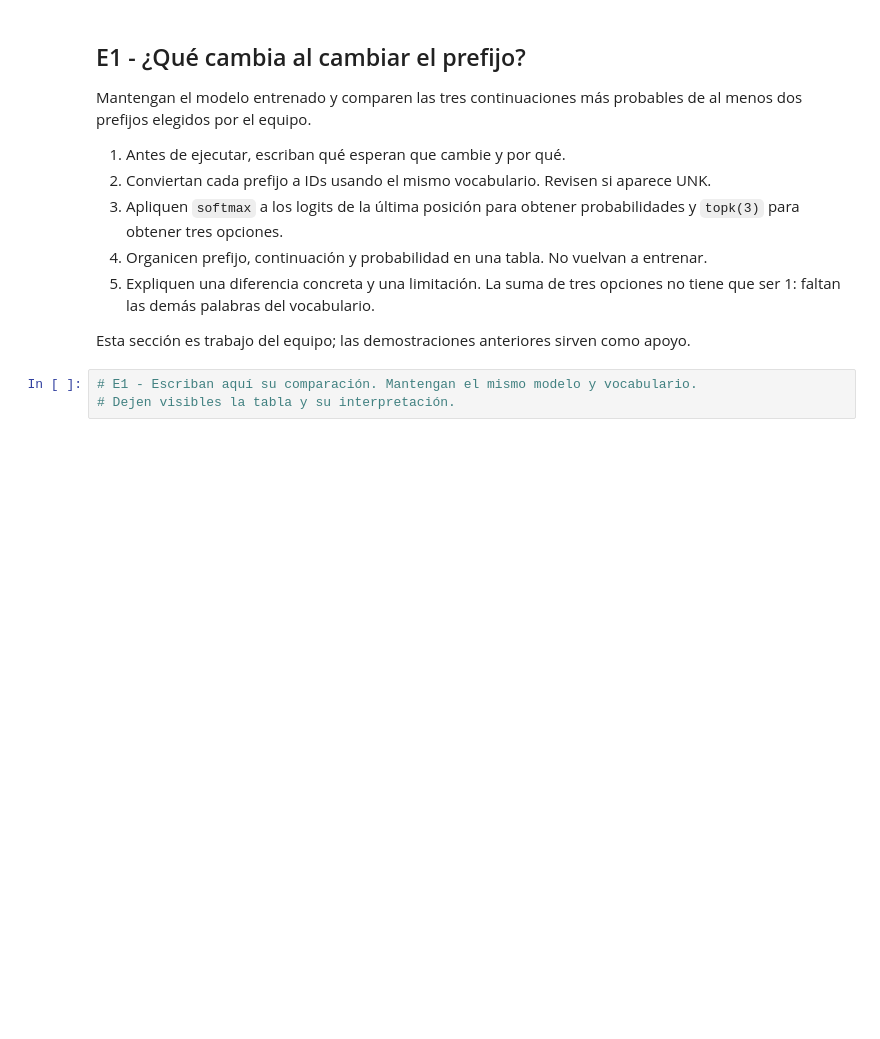
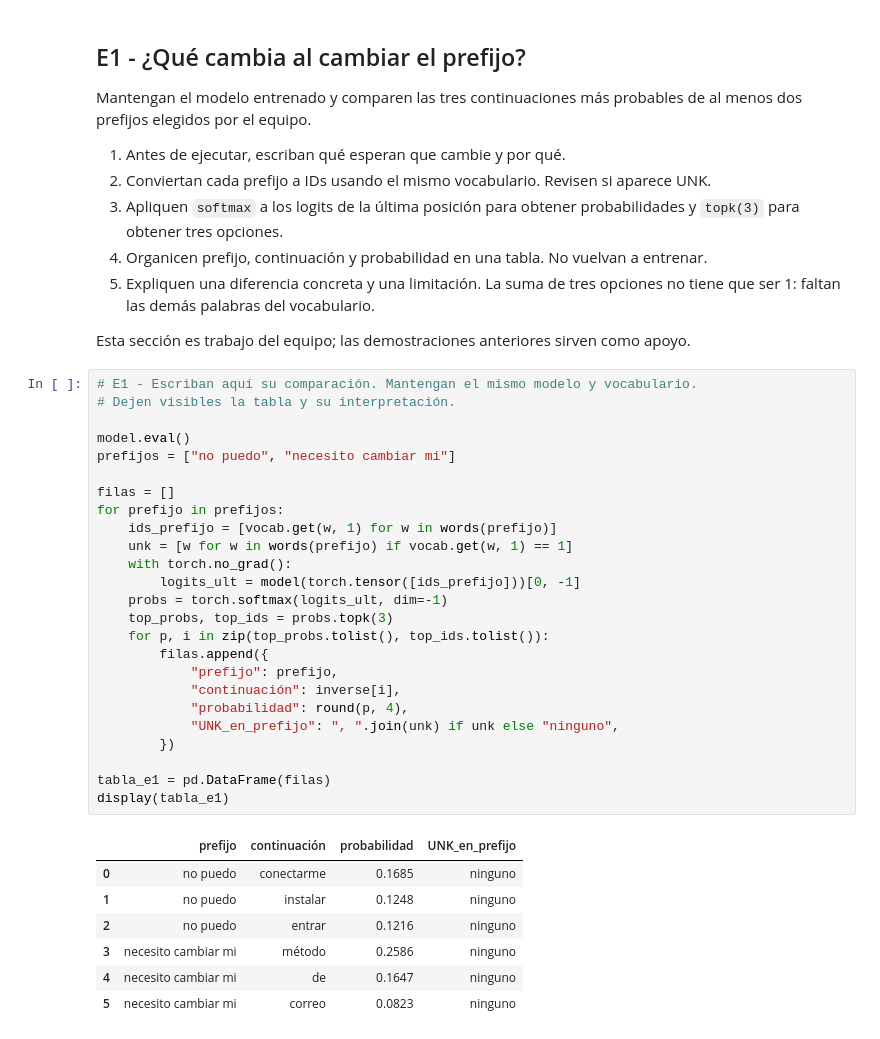
Before and after one commit to mirandaurban/tc3009c, a Jupyter notebook: Procesamiento de Lenguaje Natural/Entregables/Laboratorios/Clase_09.ipynb, the cells around one changed output. Drawn from its saved outputs; the diff is of its cells as text; blank space fills up the shorter version.

```diff
--- a/Procesamiento de Lenguaje Natural/Entregables/Laboratorios/Clase_09.ipynb
+++ b/Procesamiento de Lenguaje Natural/Entregables/Laboratorios/Clase_09.ipynb
@@ -375,5 +383,35 @@ Esta sección es trabajo del equipo; las demostraciones anteriores sirven como a
 # %%
 # E1 - Escriban aquí su comparación. Mantengan el mismo modelo y vocabulario.
 # Dejen visibles la tabla y su interpretación.
+
+model.eval()
+prefijos = ["no puedo", "necesito cambiar mi"]
+
+filas = []
+for prefijo in prefijos:
+    ids_prefijo = [vocab.get(w, 1) for w in words(prefijo)]
+    unk = [w for w in words(prefijo) if vocab.get(w, 1) == 1]
+    with torch.no_grad():
+        logits_ult = model(torch.tensor([ids_prefijo]))[0, -1]
+    probs = torch.softmax(logits_ult, dim=-1)
+    top_probs, top_ids = probs.topk(3)
+    for p, i in zip(top_probs.tolist(), top_ids.tolist()):
+        filas.append({
+            "prefijo": prefijo,
+            "continuación": inverse[i],
+            "probabilidad": round(p, 4),
+            "UNK_en_prefijo": ", ".join(unk) if unk else "ninguno",
+        })
+
+tabla_e1 = pd.DataFrame(filas)
+display(tabla_e1)
+# %% [output]
+|  | prefijo | continuación | probabilidad | UNK_en_prefijo |
+| 0 | no puedo | conectarme | 0.1685 | ninguno |
+| 1 | no puedo | instalar | 0.1248 | ninguno |
+| 2 | no puedo | entrar | 0.1216 | ninguno |
+| 3 | necesito cambiar mi | método | 0.2586 | ninguno |
+| 4 | necesito cambiar mi | de | 0.1647 | ninguno |
+| 5 | necesito cambiar mi | correo | 0.0823 | ninguno |
 # %% [markdown]
 ### Nuestra explicación
```
Also changed, not shown: parts of 7 cells of this notebook.
